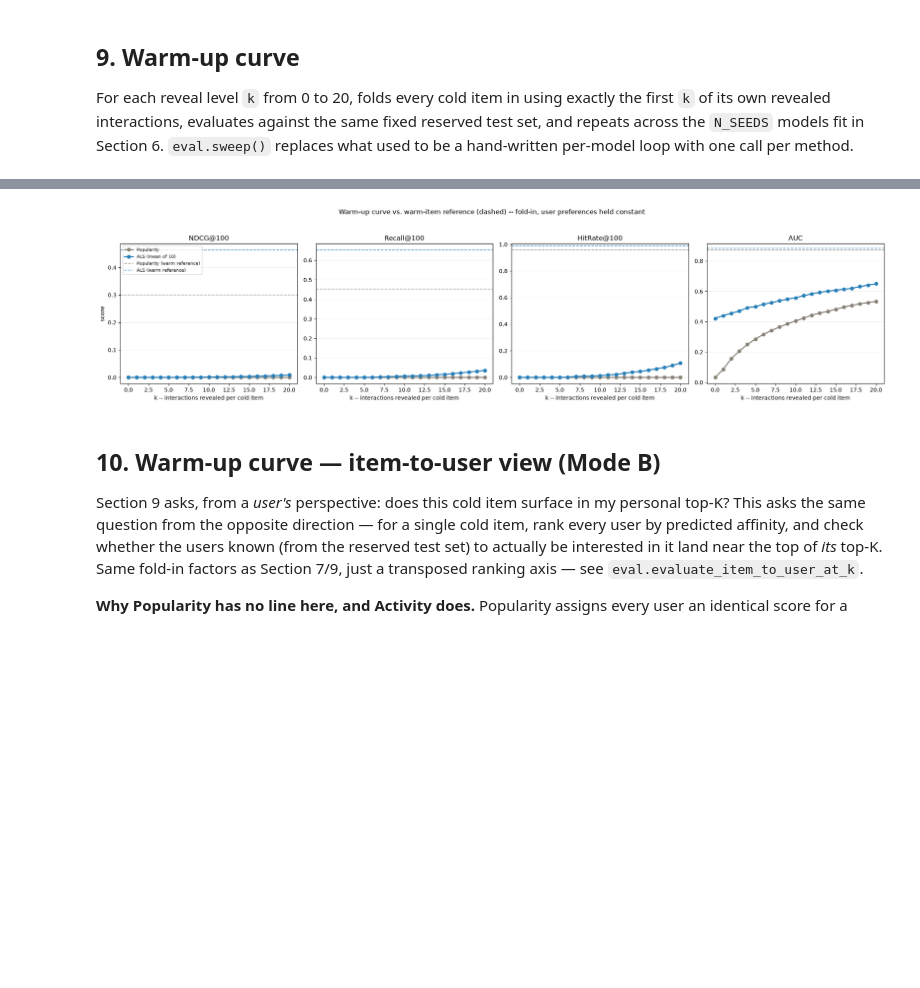
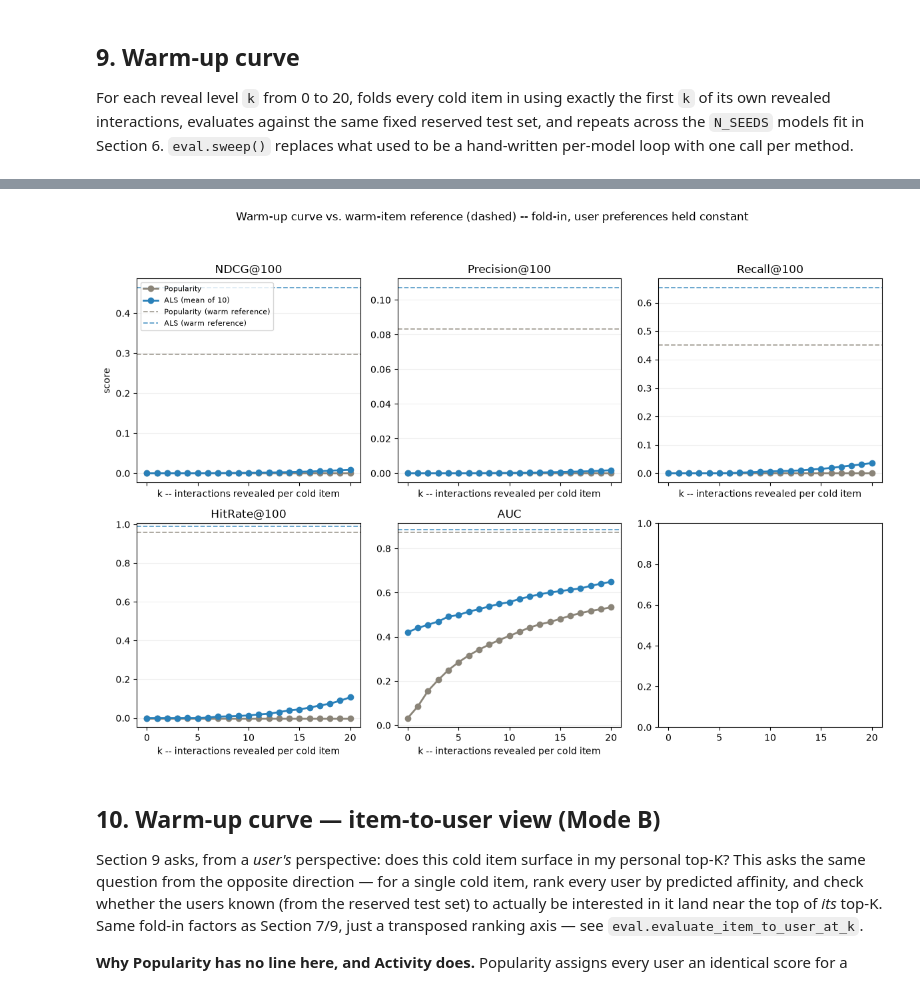
Before and after one commit to jessylan/llm-cold-start-recsys, a Jupyter notebook: notebooks/baseline_steel_thread_cf.ipynb, the cells around one changed output, grey strips where cells are left out. Cells and saved outputs as stored; diff of their text form; code cells hidden in the pictures; blank space fills up the shorter version.

Commit message:
Add precision to `eval.py` metrics sweep and change layout of subplots in `baseline_steel_thread_cf.ipynb`

```diff
--- a/notebooks/baseline_steel_thread_cf.ipynb
+++ b/notebooks/baseline_steel_thread_cf.ipynb
@@ -281,34 +283,35 @@ k=20  eval users= 860  NDCG: Pop=0.0000 ALS=0.0089  Recall: Pop=0.0000 ALS=0.035
 
 Popularity is exact (deterministic) throughout. ALS is the mean of 10 independent fits — the shaded band on each plot below is that spread.
 # %%
-fig, axes = plt.subplots(1, 4, figsize=(20, 4.8), sharex=True)
+fig, axes = plt.subplots(2, 3, figsize=(12, 8), sharex='col')
+axes = axes.flatten()
 
 for i, (ax, metric) in enumerate(zip(axes, METRICS)):
     als_mean = np.array(als_curve[metric]["mean"])
     als_std = np.array(als_curve[metric]["std"])
     show_label = (lambda text: text) if i == 0 else (lambda text: None)
 
     ax.plot(K_LEVELS, pop_curve[metric]["mean"], marker="o", markersize=6, linewidth=2,
             color="#8A8478", label=show_label("Popularity"))
     ax.plot(K_LEVELS, als_mean, marker="o", markersize=6, linewidth=2,
             color="#2980b9", label=show_label(f"ALS (mean of {N_SEEDS})"))
     ax.fill_between(K_LEVELS, als_mean - als_std, als_mean + als_std, color="#2980b9", alpha=0.15, linewidth=0)
     ax.axhline(pop_ref["mean"][metric], color="#8A8478", linestyle="--", linewidth=1.3, alpha=0.75,
                label=show_label("Popularity (warm reference)"))
     ax.axhline(als_ref["mean"][metric], color="#2980b9", linestyle="--", linewidth=1.3, alpha=0.75,
                label=show_label("ALS (warm reference)"))
 
     ax.set_title("AUC" if metric == "AUC" else f"{metric}@{K}")
     ax.set_xlabel("k -- interactions revealed per cold item")
     ax.grid(axis="y", alpha=0.2)
 
 axes[0].set_ylabel("score")
 axes[0].legend(fontsize=8, loc="upper left")
 fig.suptitle("Warm-up curve vs. warm-item reference (dashed) -- fold-in, user preferences held constant", y=1.04)
 plt.tight_layout()
 plt.show()
 # %% [output]
-[figure, old version]
+[figure, new version]
 # %% [markdown]
 ## 10. Warm-up curve — item-to-user view (Mode B)
 
```
Also changed, not shown: parts of 6 cells of this notebook, 1 other file.
